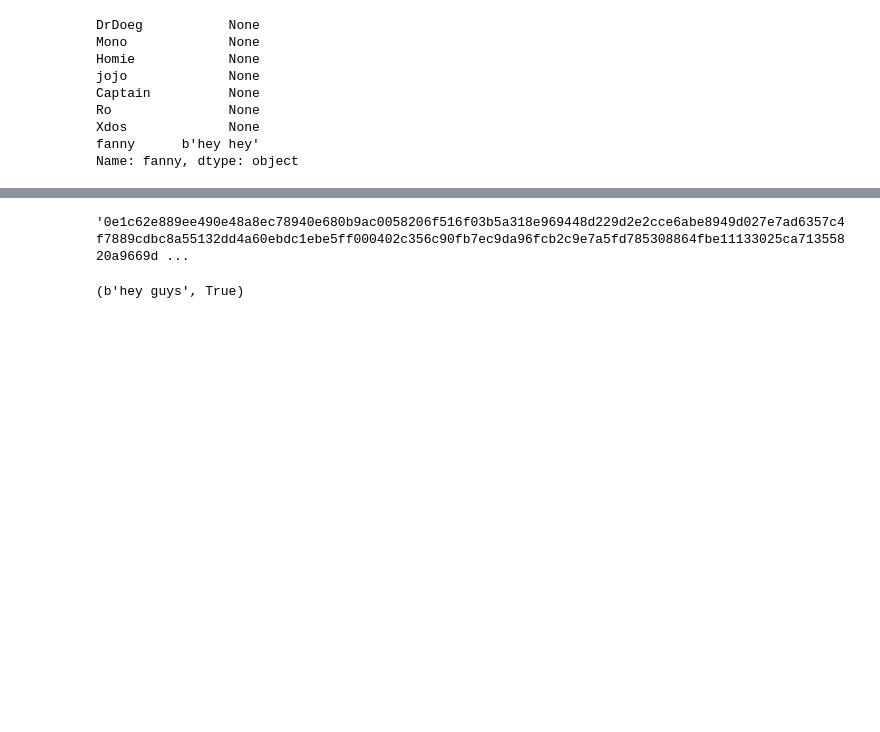
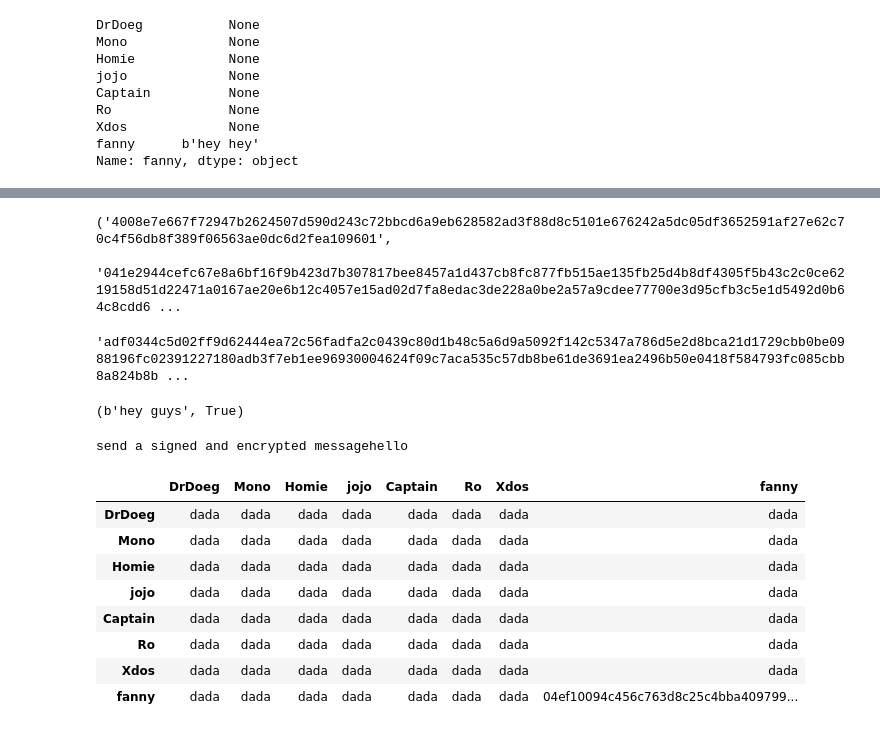
Before and after one commit to ProfDoeg/Colegio_Invisible, a Jupyter notebook: 04_cuaderno.ipynb, the cells around one changed output, grey strips where cells are left out. Drawn from its saved outputs; the diff is of its cells as text; code cells hidden in the pictures; blank space fills up the shorter version.

```diff
--- a/04_cuaderno.ipynb
+++ b/04_cuaderno.ipynb
@@ -499,8 +498,20 @@ emess_sig,len(emess_sig)
  130)
 # %%
-emess_sig+emess
+emess_sig,emess
 # %% [output]
-'0e1c62e889ee490e48a8ec78940e680b9ac0058206f516f03b5a318e969448d229d2e2cce6abe8949d027e7ad6357c4f7889cdbc8a55132dd4a60ebdc1ebe5ff000402c356c90fb7ec9da96fcb2c9e7a5fd785308864fbe11133025ca71355820a9669d ...
+('4008e7e667f72947b2624507d590d243c72bbcd6a9eb628582ad3f88d8c5101e676242a5dc05df3652591af27e62c70c4f56db8f389f06563ae0dc6d2fea109601',
+ '041e2944cefc67e8a6bf16f9b423d7b307817bee8457a1d437cb8fc877fb515ae135fb25d4b8df4305f5b43c2c0ce6219158d51d22471a0167ae20e6b12c4057e15ad02d7fa8edac3de228a0be2a57a9cdee77700e3d95cfb3c5e1d5492d0b64c8cdd6 ...
+# %%
+def sign_encrypt_message(privKey,hexpubKey,message):
+    if type(message)!=bytes:
+        message=message.encode()
+    byte_enc=bytes.fromhex(encrypt_message(hexpubKey,message))
+    signature= privKey.sign_msg(byte_enc)
+    return signature.to_bytes().hex()+byte_enc.hex()
+# %%
+sign_encrypt_message(k,pubkey1,mess)
+# %% [output]
+'adf0344c5d02ff9d62444ea72c56fadfa2c0439c80d1b48c5a6d9a5092f142c5347a786d5e2d8bca21d1729cbb0be0988196fc02391227180adb3f7eb1ee96930004624f09c7aca535c57db8be61de3691ea2496b50e0418f584793fc085cbb8a824b8b ...
 # %%
 def decrypt_verify(pubkey,privkey,block):
   ver=verify(block[:130],bytes.fromhex(block[130:]),pubkey)
@@ -509,3 +520,22 @@ def decrypt_verify(pubkey,privkey,block):
 decrypt_verify(pubkey1,k,emess_sig+emess)
 # %% [output]
 (b'hey guys', True)
+# %%
+message=input('send a signed and encrypted message')
+write_cell=(p_dict[my_name]+2,p_dict[w.value]+1)
+signed_enc_message=sign_encrypt_message(k,pubkey1,message)
+sheet3.update_cell(*write_cell, encrypt_message(dataframe.set_index('name').pubkey[w.value],signed_enc_message))
+dataframe3 = pd.DataFrame(sheet3.get_all_records())
+dataframe3.index=dataframe3.columns
+dataframe3
+# %% [output]
+send a signed and encrypted messagehello
+|  | DrDoeg | Mono | Homie | jojo | Captain | Ro | Xdos | fanny |
+| DrDoeg | dada | dada | dada | dada | dada | dada | dada | dada |
+| Mono | dada | dada | dada | dada | dada | dada | dada | dada |
+| Homie | dada | dada | dada | dada | dada | dada | dada | dada |
+| jojo | dada | dada | dada | dada | dada | dada | dada | dada |
+| Captain | dada | dada | dada | dada | dada | dada | dada | dada |
+| Ro | dada | dada | dada | dada | dada | dada | dada | dada |
+| Xdos | dada | dada | dada | dada | dada | dada | dada | dada |
+| fanny | dada | dada | dada | dada | dada | dada | dada | 04ef10094c456c763d8c25c4bba409799... |
```
Also changed, not shown: parts of 4 cells of this notebook.
